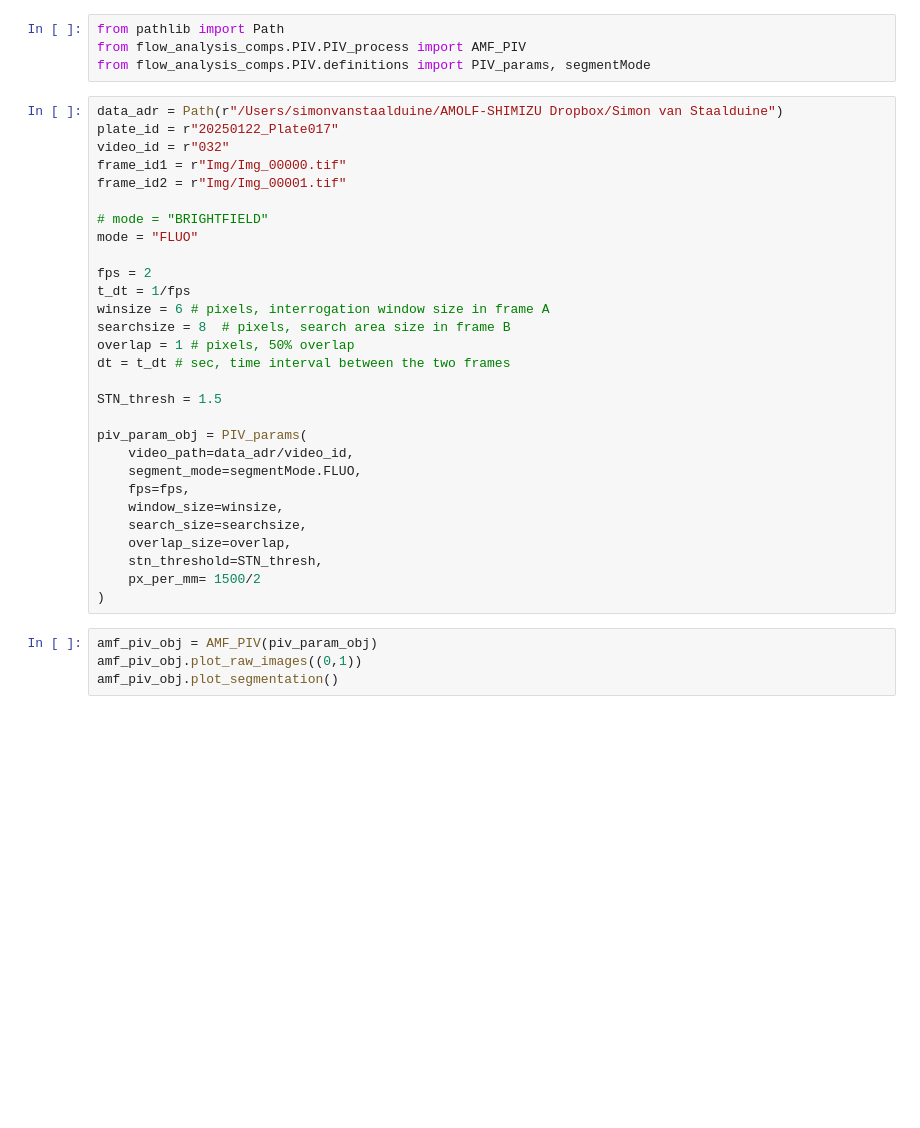
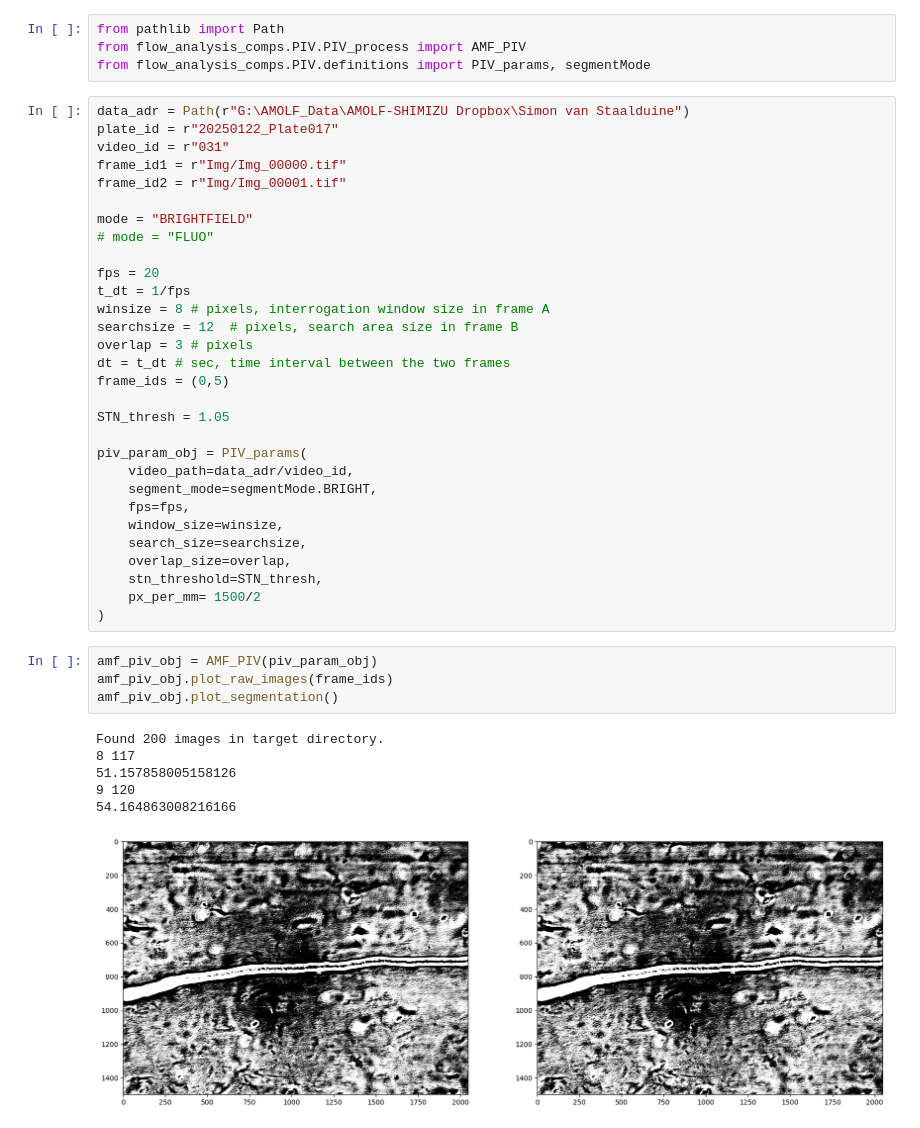
Before and after one commit to Staalduine/flow_analysis_comps, a Jupyter notebook: general_debug.ipynb, the cells around one changed output. Saved outputs shown, nothing was run; the diff lists cells and outputs as text; blank space fills up the shorter version.

```diff
--- a/general_debug.ipynb
+++ b/general_debug.ipynb
@@ -6,27 +6,28 @@ from pathlib import Path
 from flow_analysis_comps.PIV.PIV_process import AMF_PIV
 from flow_analysis_comps.PIV.definitions import PIV_params, segmentMode
 # %%
-data_adr = Path(r"/Users/simonvanstaalduine/AMOLF-SHIMIZU Dropbox/Simon van Staalduine")
+data_adr = Path(r"G:\AMOLF_Data\AMOLF-SHIMIZU Dropbox\Simon van Staalduine")
 plate_id = r"20250122_Plate017"
-video_id = r"032"
+video_id = r"031"
 frame_id1 = r"Img/Img_00000.tif"
 frame_id2 = r"Img/Img_00001.tif"
 
-# mode = "BRIGHTFIELD"
-mode = "FLUO"
+mode = "BRIGHTFIELD"
+# mode = "FLUO"
 
-fps = 2
+fps = 20
 t_dt = 1/fps
-winsize = 6 # pixels, interrogation window size in frame A
-searchsize = 8  # pixels, search area size in frame B
-overlap = 1 # pixels, 50% overlap
+winsize = 8 # pixels, interrogation window size in frame A
+searchsize = 12  # pixels, search area size in frame B
+overlap = 3 # pixels
 dt = t_dt # sec, time interval between the two frames
+frame_ids = (0,5)
 
-STN_thresh = 1.5
+STN_thresh = 1.05
 
 piv_param_obj = PIV_params(
     video_path=data_adr/video_id,
-    segment_mode=segmentMode.FLUO,
+    segment_mode=segmentMode.BRIGHT,
     fps=fps,
     window_size=winsize,
     search_size=searchsize,
@@ -36,5 +37,12 @@ piv_param_obj = PIV_params(
 )
 # %%
 amf_piv_obj = AMF_PIV(piv_param_obj)
-amf_piv_obj.plot_raw_images((0,1))
+amf_piv_obj.plot_raw_images(frame_ids)
 amf_piv_obj.plot_segmentation()
+# %% [output]
+Found 200 images in target directory.
+8 117
+51.157858005158126
+9 120
+54.164863008216166
+[figure, added]
```
Also changed, not shown: parts of 3 cells of this notebook, 3 other files.
